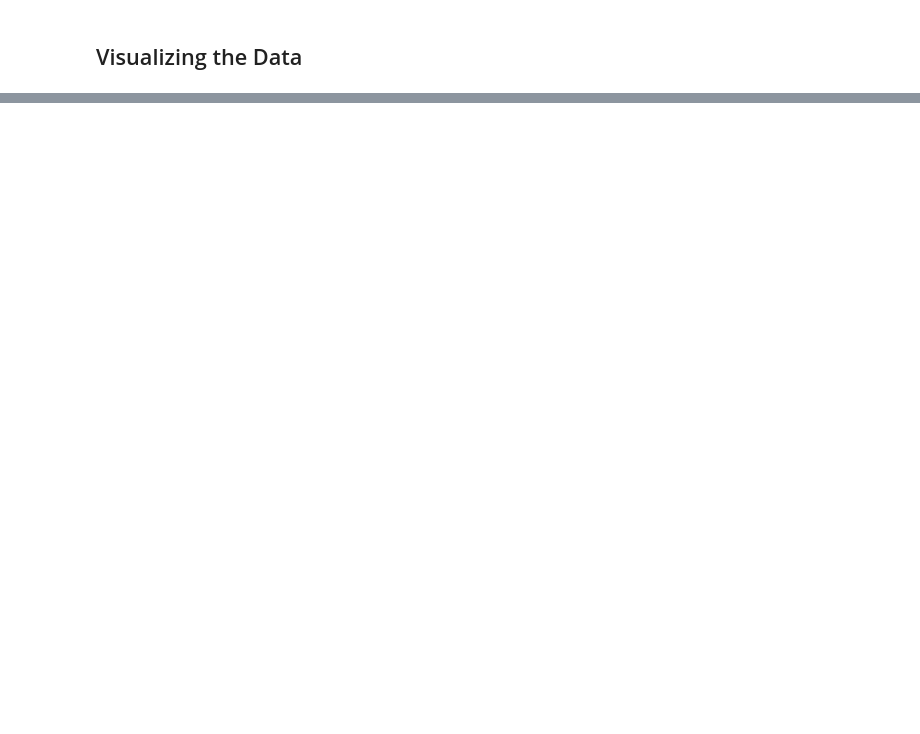
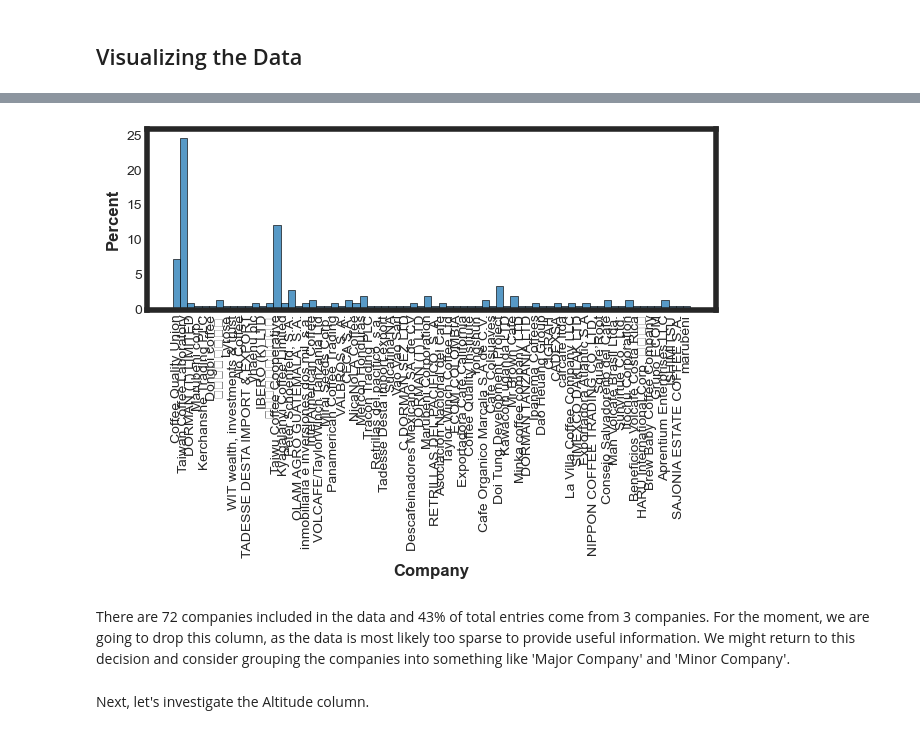
Before and after one commit to joshfuchs/DataScience_projects, a Jupyter notebook: coffee quality.ipynb, the cells around one changed output, grey strips where cells are left out. Cells and saved outputs as stored; diff of their text form; code cells hidden in the pictures; blank space fills up the shorter version.

```diff
--- a/coffee quality.ipynb
+++ b/coffee quality.ipynb
@@ -180,0 +245,25 @@ plt.show()
+# %%
+mapping_dict = {'Colombia' : 'SouthAmerica',
+               'Taiwan' : 'Asia',
+               'Laos' : 'Asia',
+               'Costa Rica' : 'CentralAmerica',
+               'Guatemala' : 'CentralAmerica',
+               'Tanzania, United Republic Of' : 'Africa',
+               'Ethiopia' : 'Africa',
+               'Thailand' : 'Asia',
+               'Brazil' : 'SouthAmerica',
+               'United States (Hawaii)' : 'NorthAmerica',
+               'Kenya' : 'Africa',
+               'Uganda' : 'Africa',
+               'Indonesia' : 'Asia',
+               'Peru' : 'SouthAmerica',
+               'Panama' : 'CentralAmerica',
+               'Nicaragua' : 'CentralAmerica',
+               'Vietnam' : 'Asia',
+               'Honduras' : 'CentralAmerica',
+               'El Salvador' : 'CentralAmerica',
+               'Madagascar' : 'Africa',
+               'Mexico' : 'NorthAmerica',
+               'Myanmar' : 'Asia'}
+
+coffee_reduced['continent'] = coffee_reduced['Country_of_Origin'].map(mapping_dict)
@@ -180,0 +313,10 @@ plt.show()
+# %%
+sns.histplot(data=coffee_reduced,x='Company',
+            stat='percent')
+
+plt.xticks(rotation=90)
+plt.show()
+# %% [output]
+[figure, added]
+# %% [markdown]
+There are 72 companies included in the data and 43% of total entries come from 3 companies. For the moment, we are going to drop this column, as the data is most likely too sparse to provide useful information. We might return to this decision and consider grouping the companies into something like 'Major Company' and 'Minor Company'.
@@ -180,0 +325,2 @@ plt.show()
+# %% [markdown]
+Next, let's investigate the Altitude column.
```
Also changed, not shown: parts of 28 cells of this notebook.
